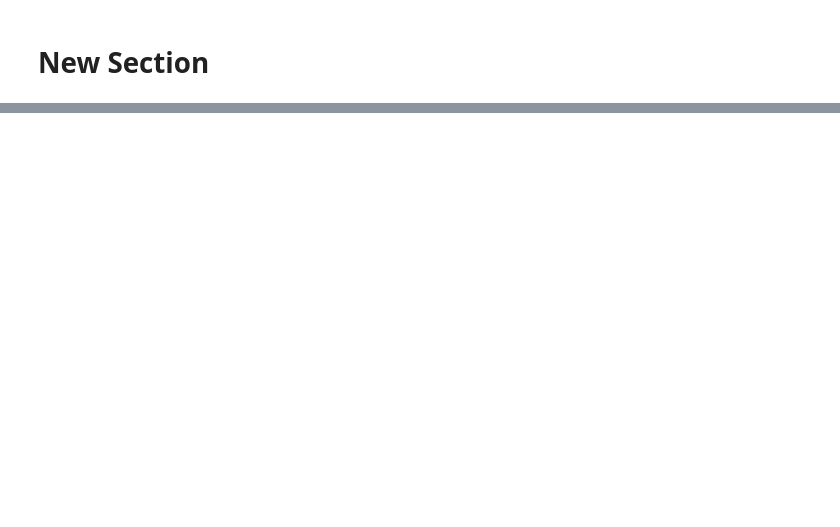
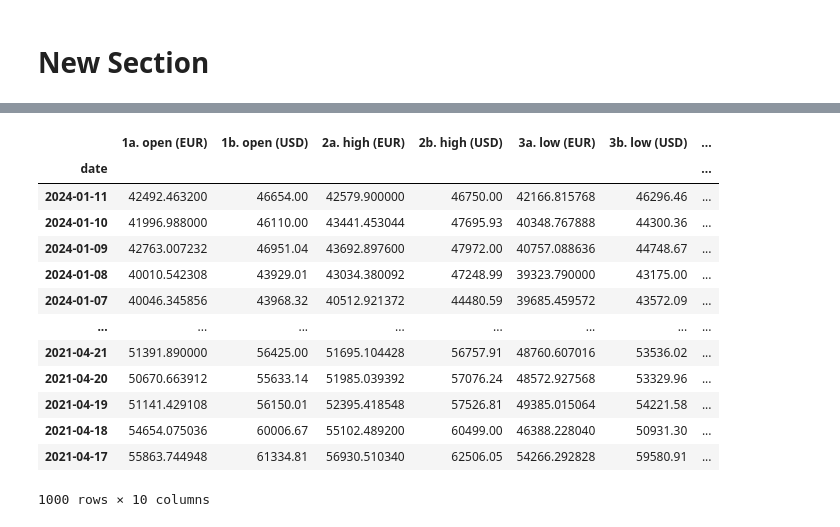
Before and after one commit to brefo-2986286/-BCrypt-hashes, a Jupyter notebook: BreffLab1.ipynb, the cells around one changed output, grey strips where cells are left out. Drawn from its saved outputs; the diff is of its cells as text; code cells hidden in the pictures; blank space fills up the shorter version.

```diff
--- a/BreffLab1.ipynb
+++ b/BreffLab1.ipynb
@@ -150,0 +111,9 @@ Downloaded 5455 rows of data.
+# %%
+ALPHA_VANTAGE_API_KEY = "VNNLJ0E08M8UVYOY"
+crypto_api = CryptoCurrencies(key=ALPHA_VANTAGE_API_KEY,
+                              output_format= "pandas")
+# %%
+data, meta_data = crypto_api.get_digital_currency_daily(
+    symbol="BTC",
+    market="EUR"
+)
@@ -150,0 +130,17 @@ Downloaded 5455 rows of data.
+# %%
+data
+# %% [output]
+|  | 1a. open (EUR) | 1b. open (USD) | 2a. high (EUR) | 2b. high (USD) | 3a. low (EUR) | 3b. low (USD) | ... |
+| date |  |  |  |  |  |  | ... |
+| 2024-01-11 | 42492.463200 | 46654.00 | 42579.900000 | 46750.00 | 42166.815768 | 46296.46 | ... |
+| 2024-01-10 | 41996.988000 | 46110.00 | 43441.453044 | 47695.93 | 40348.767888 | 44300.36 | ... |
+| 2024-01-09 | 42763.007232 | 46951.04 | 43692.897600 | 47972.00 | 40757.088636 | 44748.67 | ... |
+| 2024-01-08 | 40010.542308 | 43929.01 | 43034.380092 | 47248.99 | 39323.790000 | 43175.00 | ... |
+| 2024-01-07 | 40046.345856 | 43968.32 | 40512.921372 | 44480.59 | 39685.459572 | 43572.09 | ... |
+| ... | ... | ... | ... | ... | ... | ... | ... |
+| 2021-04-21 | 51391.890000 | 56425.00 | 51695.104428 | 56757.91 | 48760.607016 | 53536.02 | ... |
+| 2021-04-20 | 50670.663912 | 55633.14 | 51985.039392 | 57076.24 | 48572.927568 | 53329.96 | ... |
+| 2021-04-19 | 51141.429108 | 56150.01 | 52395.418548 | 57526.81 | 49385.015064 | 54221.58 | ... |
+| 2021-04-18 | 54654.075036 | 60006.67 | 55102.489200 | 60499.00 | 46388.228040 | 50931.30 | ... |
+| 2021-04-17 | 55863.744948 | 61334.81 | 56930.510340 | 62506.05 | 54266.292828 | 59580.91 | ... |
+1000 rows × 10 columns
```
Also changed, not shown: parts of 35 cells of this notebook.
